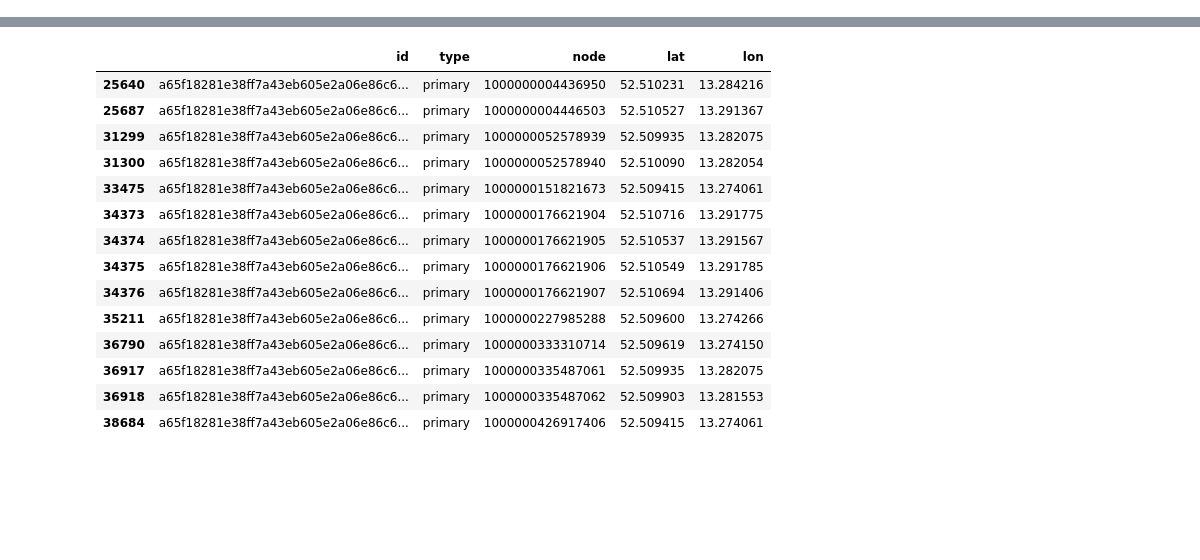
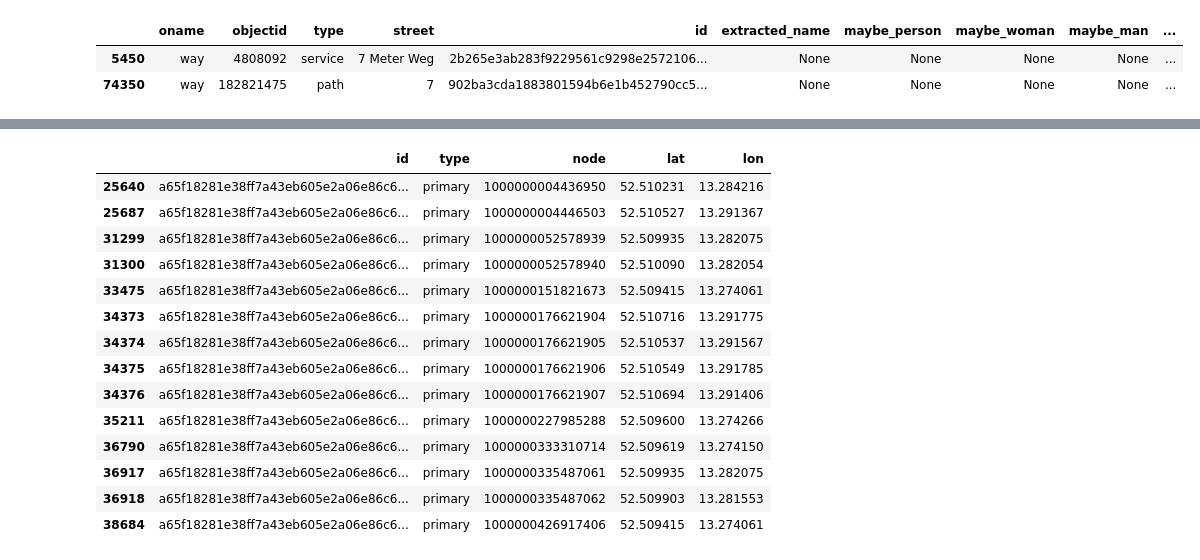
Before and after one commit to Gorcenski/women-streets-berlin, a Jupyter notebook: explore-street-names.ipynb, the cells around one changed output, grey strips where cells are left out. Saved outputs shown, nothing was run; the diff lists cells and outputs as text; code cells hidden in the pictures; blank space fills up the shorter version.

```diff
--- a/explore-street-names.ipynb
+++ b/explore-street-names.ipynb
@@ -70,2 +183,8 @@ Name: type, dtype: int64
+# %%
+df[df['street'].str.startswith('7')]
+# %% [output]
+|  | oname | objectid | type | street | id | extracted_name | maybe_person | maybe_woman | maybe_man | ... |
+| 5450 | way | 4808092 | service | 7 Meter Weg | 2b265e3ab283f9229561c9298e2572106... | None | None | None | None | ... |
+| 74350 | way | 182821475 | path | 7 | 902ba3cda1883801594b6e1b452790cc5... | None | None | None | None | ... |
 # %%
 streets.to_json('streets.json',orient='records')
```
Also changed, not shown: parts of 11 cells of this notebook.
